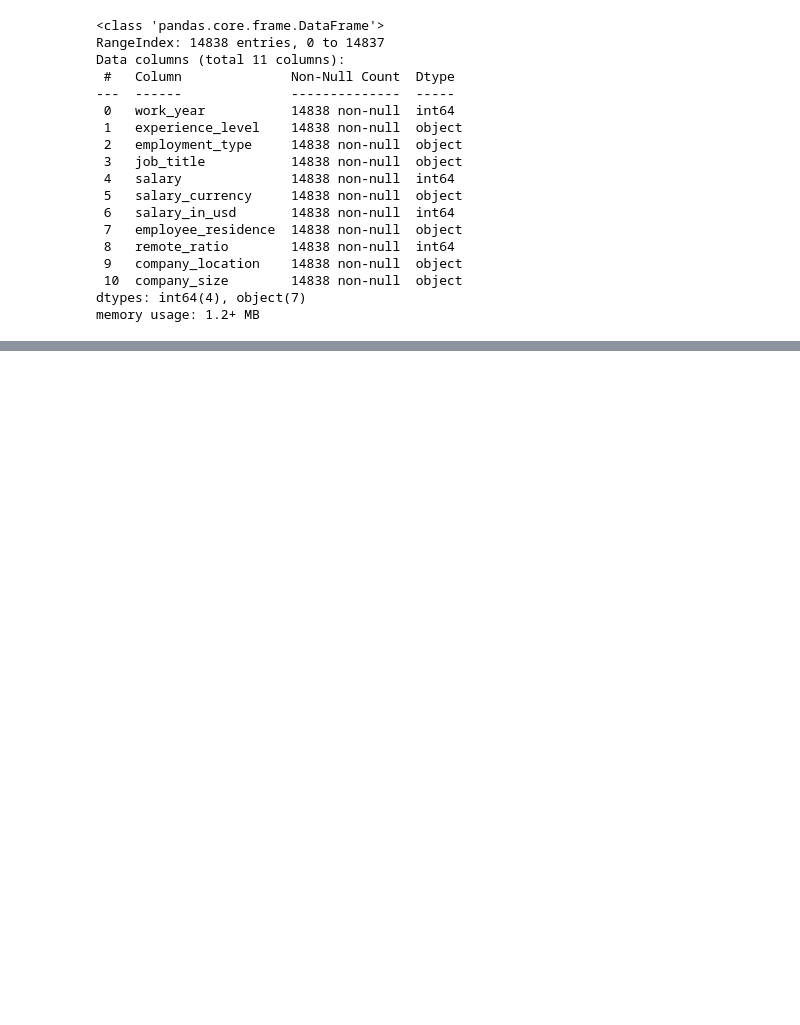
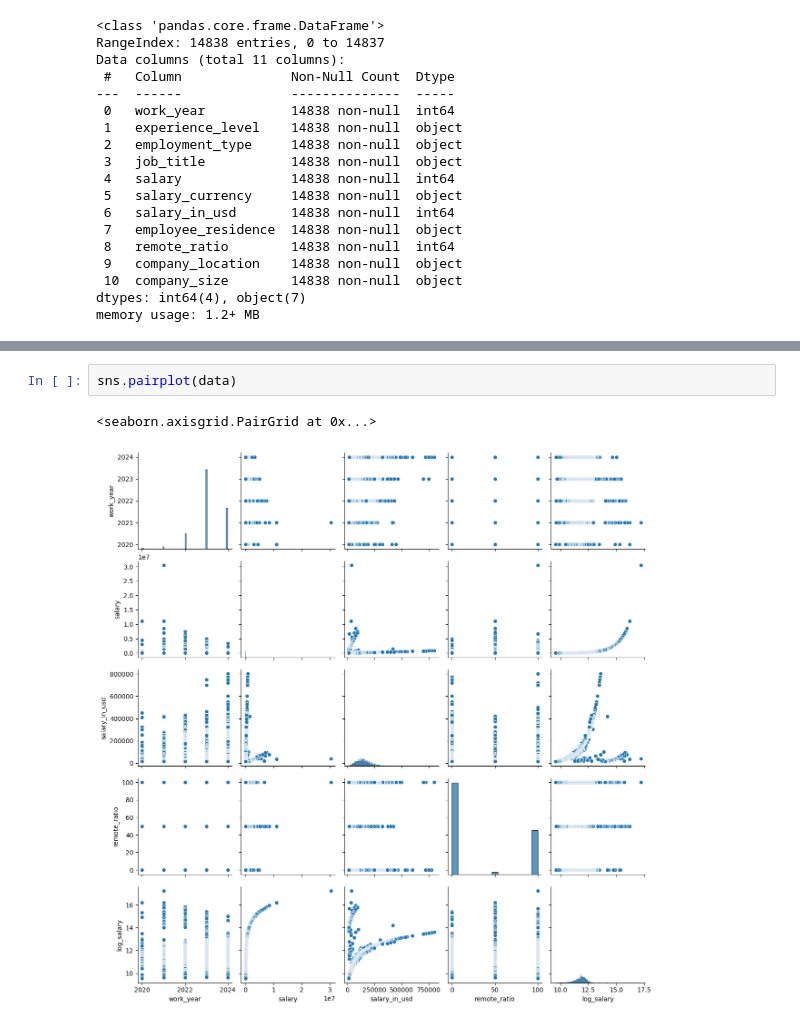
Before and after one commit to SergioChalela/Predicciones-Aguacates, a Jupyter notebook: data.ipynb, the cells around one changed output, grey strips where cells are left out. Cells and saved outputs as stored; diff of their text form; blank space fills up the shorter version.

```diff
--- a/data.ipynb
+++ b/data.ipynb
@@ -43,0 +109,5 @@ data.head()
+# %%
+sns.pairplot(data)
+# %% [output]
+<seaborn.axisgrid.PairGrid at 0x...>
+[figure, added]
```
Also changed, not shown: parts of 7 cells of this notebook.
